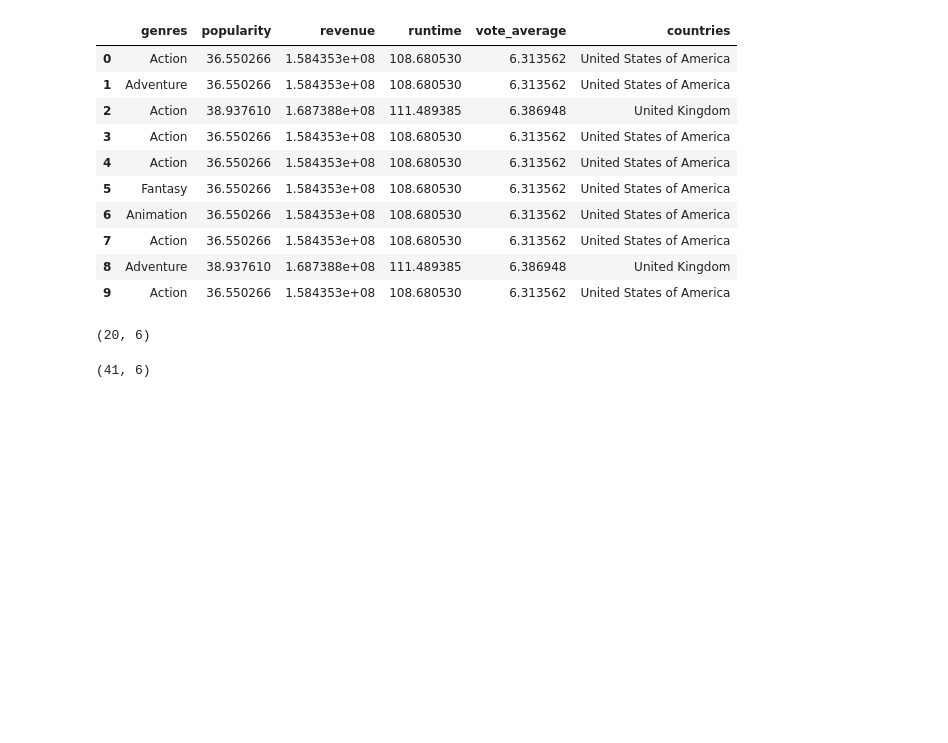
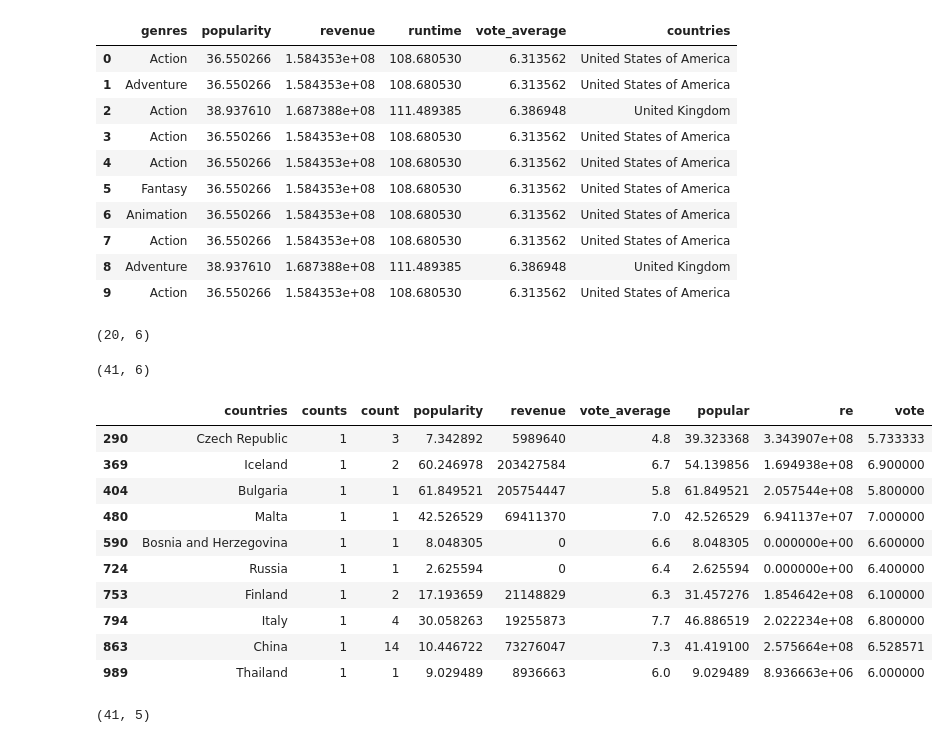
Before and after one commit to hejiaxu7146/ANLY503, a Jupyter notebook: Exam/Code/503ExamCleanData.ipynb, the cells around one changed output. Cells and saved outputs as stored; diff of their text form; code cells hidden in the pictures; blank space fills up the shorter version.

```diff
--- a/Exam/Code/503ExamCleanData.ipynb
+++ b/Exam/Code/503ExamCleanData.ipynb
@@ -476,3 +476,38 @@ coun = coun.drop('genres', 1)
 gen = gen.drop('countries', 1)
 coun.to_csv("coun.csv", index=False)
 gen.to_csv("gen.csv", index=False)
+# %%
+import pandas as pd
+w = pd.read_csv("finalmovie.csv")
+worldmap = pd.DataFrame()
+worldmap["countries"] = w["countries"]
+worldmap["counts"] = 1
+worldmap["count"] = worldmap.groupby(['countries']).counts.transform('sum')
+worldmap["popularity"] = w["popularity"]
+worldmap["revenue"] = w["revenue"]
+worldmap["vote_average"] = w["vote_average"]
+worldmap["popular"] = worldmap.groupby(['countries']).popularity.transform('mean')
+worldmap["re"] = worldmap.groupby(['countries']).revenue.transform('mean')
+worldmap["vote"] = worldmap.groupby(['countries']).vote_average.transform('mean')
+worldmap = worldmap.drop_duplicates(subset=['countries'], keep = "last")
+worldmap.head(10)
+# %% [output]
+|  | countries | counts | count | popularity | revenue | vote_average | popular | re | vote |
+| 290 | Czech Republic | 1 | 3 | 7.342892 | 5989640 | 4.8 | 39.323368 | 3.343907e+08 | 5.733333 |
+| 369 | Iceland | 1 | 2 | 60.246978 | 203427584 | 6.7 | 54.139856 | 1.694938e+08 | 6.900000 |
+| 404 | Bulgaria | 1 | 1 | 61.849521 | 205754447 | 5.8 | 61.849521 | 2.057544e+08 | 5.800000 |
+| 480 | Malta | 1 | 1 | 42.526529 | 69411370 | 7.0 | 42.526529 | 6.941137e+07 | 7.000000 |
+| 590 | Bosnia and Herzegovina | 1 | 1 | 8.048305 | 0 | 6.6 | 8.048305 | 0.000000e+00 | 6.600000 |
+| 724 | Russia | 1 | 1 | 2.625594 | 0 | 6.4 | 2.625594 | 0.000000e+00 | 6.400000 |
+| 753 | Finland | 1 | 2 | 17.193659 | 21148829 | 6.3 | 31.457276 | 1.854642e+08 | 6.100000 |
+| 794 | Italy | 1 | 4 | 30.058263 | 19255873 | 7.7 | 46.886519 | 2.022234e+08 | 6.800000 |
+| 863 | China | 1 | 14 | 10.446722 | 73276047 | 7.3 | 41.419100 | 2.575664e+08 | 6.528571 |
+| 989 | Thailand | 1 | 1 | 9.029489 | 8936663 | 6.0 | 9.029489 | 8.936663e+06 | 6.000000 |
+# %%
+worldmap = worldmap.drop("counts", 1)
+worldmap = worldmap.drop("popularity", 1)
+worldmap = worldmap.drop("revenue", 1)
+worldmap = worldmap.drop("vote_average", 1)
+worldmap.shape
+# %% [output]
+(41, 5)
```
Also changed, not shown: parts of 9 cells of this notebook.
